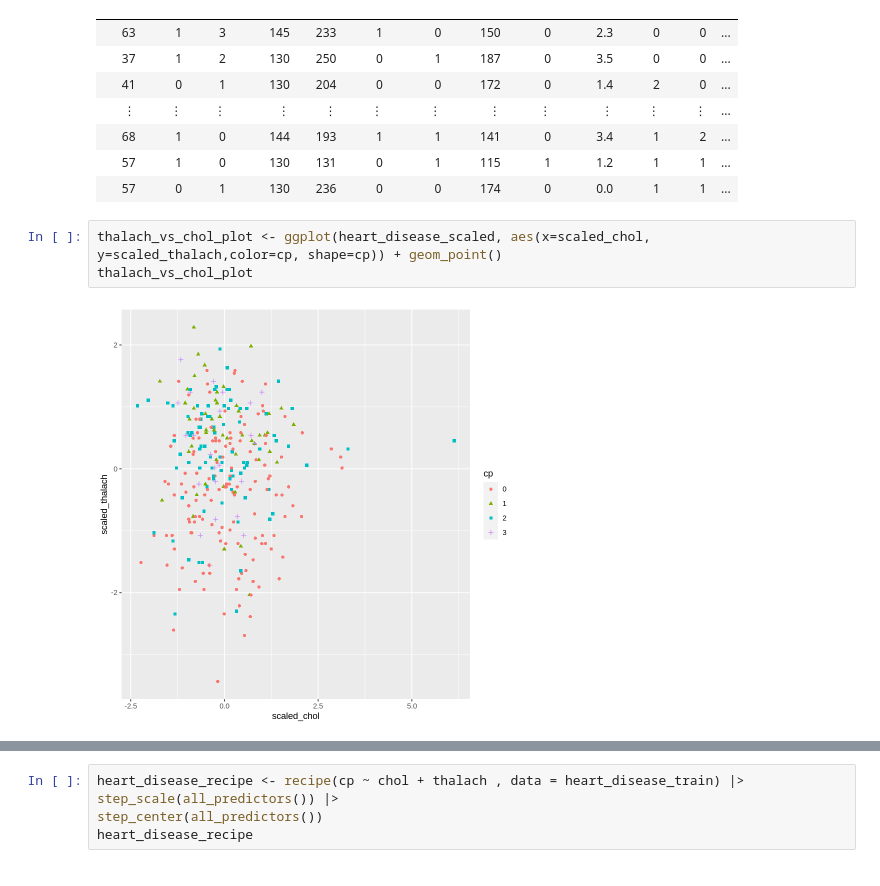
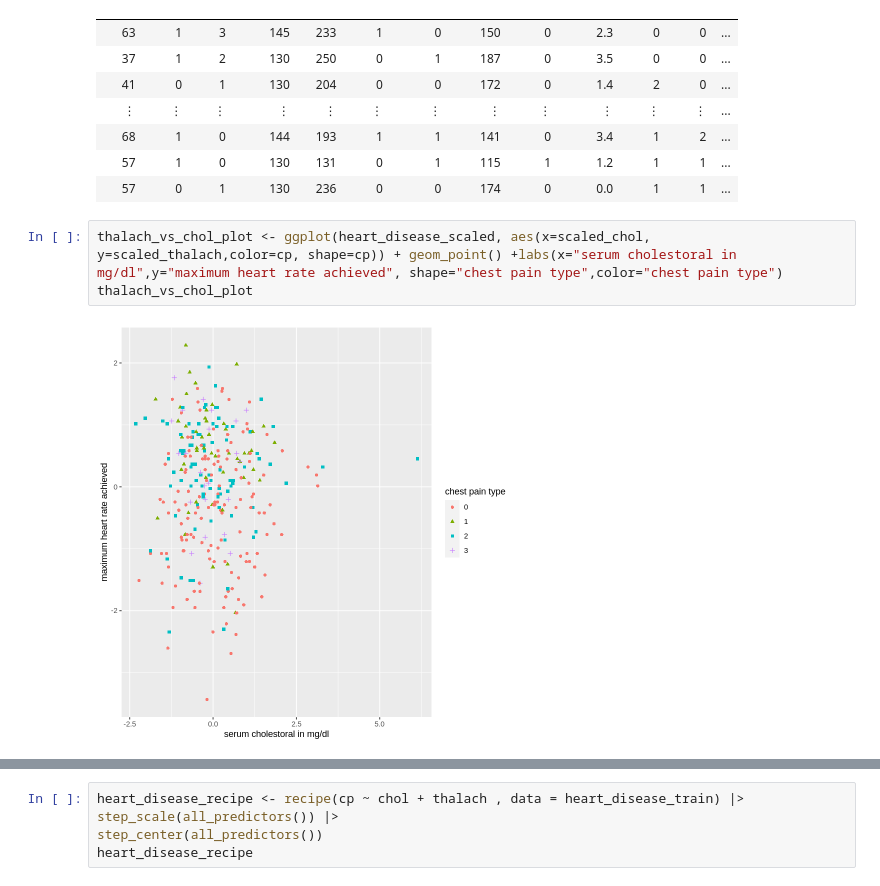
Before and after one commit to Chr1zz-D/dsci-100-demo, a Jupyter notebook: group_proposal.ipynb, the cells around one changed output, grey strips where cells are left out. Saved outputs shown, nothing was run; the diff lists cells and outputs as text.

```diff
--- a/group_proposal.ipynb
+++ b/group_proposal.ipynb
@@ -54,10 +54,10 @@ A tibble: 303 × 17
 | 57 | 1 | 0 | 130 | 131 | 0 | 1 | 115 | 1 | 1.2 | 1 | 1 | ... |
 | 57 | 0 | 1 | 130 | 236 | 0 | 0 | 174 | 0 | 0.0 | 1 | 1 | ... |
 # %%
-thalach_vs_chol_plot <- ggplot(heart_disease_scaled, aes(x=scaled_chol, y=scaled_thalach,color=cp, shape=cp)) + geom_point()
+thalach_vs_chol_plot <- ggplot(heart_disease_scaled, aes(x=scaled_chol, y=scaled_thalach,color=cp, shape=cp)) + geom_point() +labs(x="serum cholestoral in mg/dl",y="maximum heart rate achieved", shape="chest pain type",color="chest pain type")
 thalach_vs_chol_plot
 # %% [output]
-[figure, old version]
+[figure, new version]
 # %%
 heart_disease_split <- initial_split(heart_disease, prop = 0.5, strata = cp)
 heart_disease_train <- training(heart_disease_split)
```
Also changed, not shown: parts of 5 cells of this notebook.
